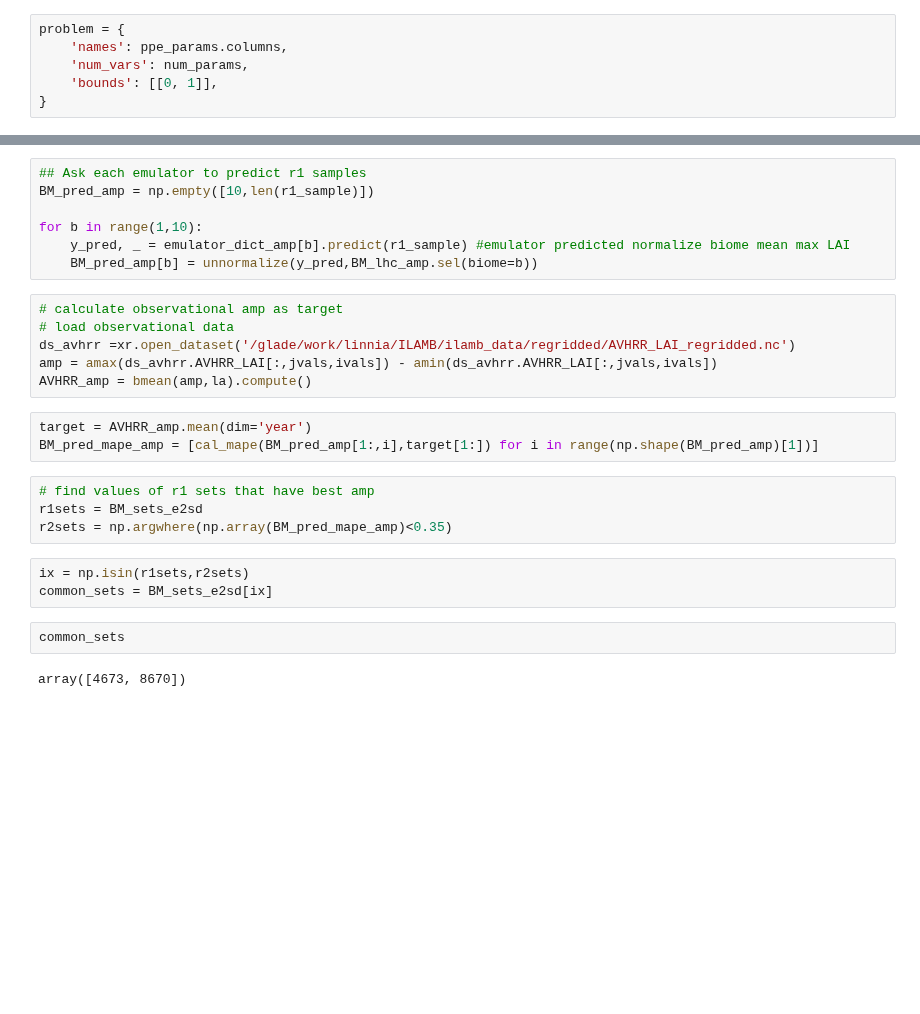
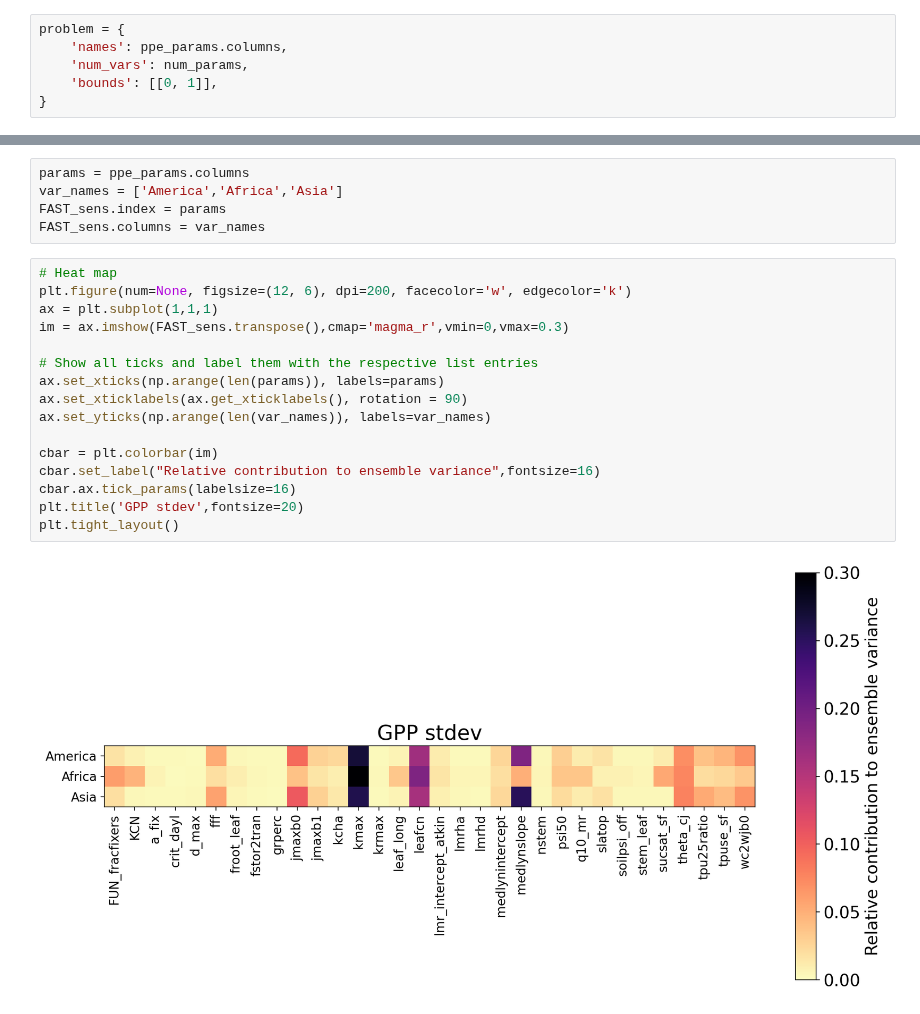
Before and after one commit to djk2120/CLM5PPE, a Jupyter notebook: pyth/tropical_carbon_LHC.ipynb, the cells around one changed output, grey strips where cells are left out. Cells and saved outputs as stored; diff of their text form; blank space fills up the shorter version.

```diff
--- a/pyth/tropical_carbon_LHC.ipynb
+++ b/pyth/tropical_carbon_LHC.ipynb
@@ -218,27 +234,23 @@ for r in range(np.shape(regions)[0]):
-# %%
-## Ask each emulator to predict r1 samples
-BM_pred_amp = np.empty([10,len(r1_sample)])
-
-for b in range(1,10):
-    y_pred, _ = emulator_dict_amp[b].predict(r1_sample) #emulator predicted normalize biome mean max LAI
-    BM_pred_amp[b] = unnormalize(y_pred,BM_lhc_amp.sel(biome=b))
-# %%
-# calculate observational amp as target
-# load observational data
-ds_avhrr =xr.open_dataset('/glade/work/linnia/ILAMB/ilamb_data/regridded/AVHRR_LAI_regridded.nc')
-amp = amax(ds_avhrr.AVHRR_LAI[:,jvals,ivals]) - amin(ds_avhrr.AVHRR_LAI[:,jvals,ivals])
-AVHRR_amp = bmean(amp,la).compute()
-# %%
-target = AVHRR_amp.mean(dim='year')
-BM_pred_mape_amp = [cal_mape(BM_pred_amp[1:,i],target[1:]) for i in range(np.shape(BM_pred_amp)[1])]
-# %%
-# find values of r1 sets that have best amp
-r1sets = BM_sets_e2sd
-r2sets = np.argwhere(np.array(BM_pred_mape_amp)<0.35)
-# %%
-ix = np.isin(r1sets,r2sets)
-common_sets = BM_sets_e2sd[ix]
-# %%
-common_sets
-# %% [output]
-array([4673, 8670])
+# %%
+params = ppe_params.columns
+var_names = ['America','Africa','Asia']
+FAST_sens.index = params
+FAST_sens.columns = var_names
+# %%
+# Heat map
+plt.figure(num=None, figsize=(12, 6), dpi=200, facecolor='w', edgecolor='k')
+ax = plt.subplot(1,1,1)
+im = ax.imshow(FAST_sens.transpose(),cmap='magma_r',vmin=0,vmax=0.3)
+
+# Show all ticks and label them with the respective list entries
+ax.set_xticks(np.arange(len(params)), labels=params)
+ax.set_xticklabels(ax.get_xticklabels(), rotation = 90)
+ax.set_yticks(np.arange(len(var_names)), labels=var_names)
+
+cbar = plt.colorbar(im)
+cbar.set_label("Relative contribution to ensemble variance",fontsize=16)
+cbar.ax.tick_params(labelsize=16)
+plt.title('GPP stdev',fontsize=20)
+plt.tight_layout()
+# %% [output]
+[figure, added]
```
Also changed, not shown: parts of 13 cells of this notebook.
